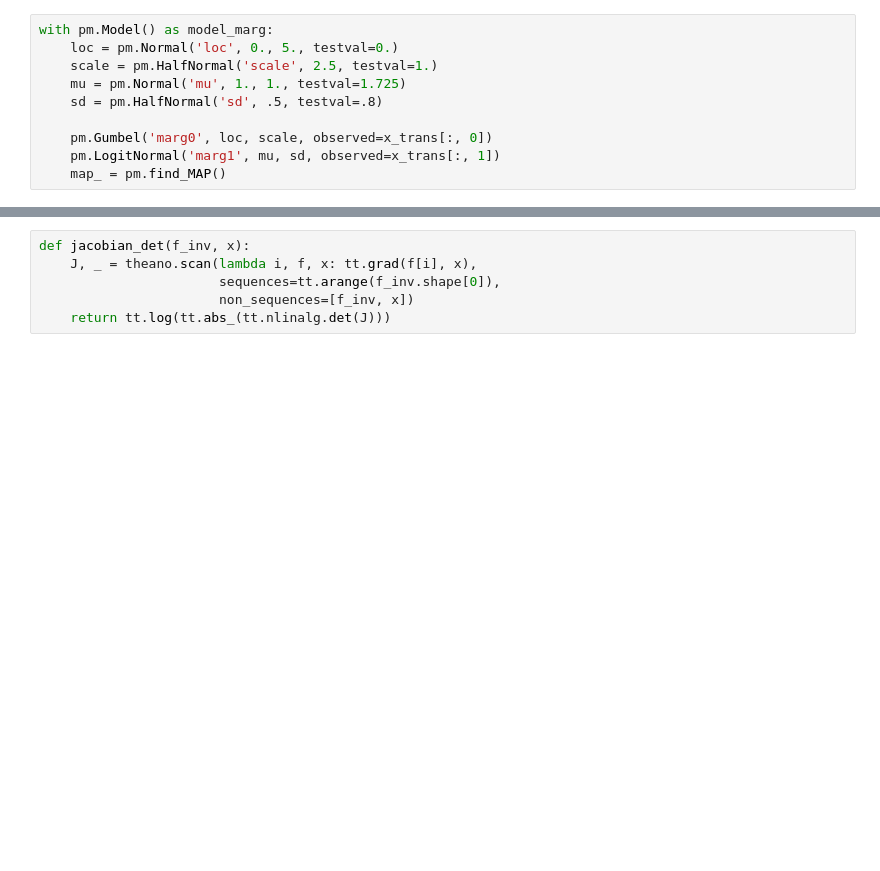
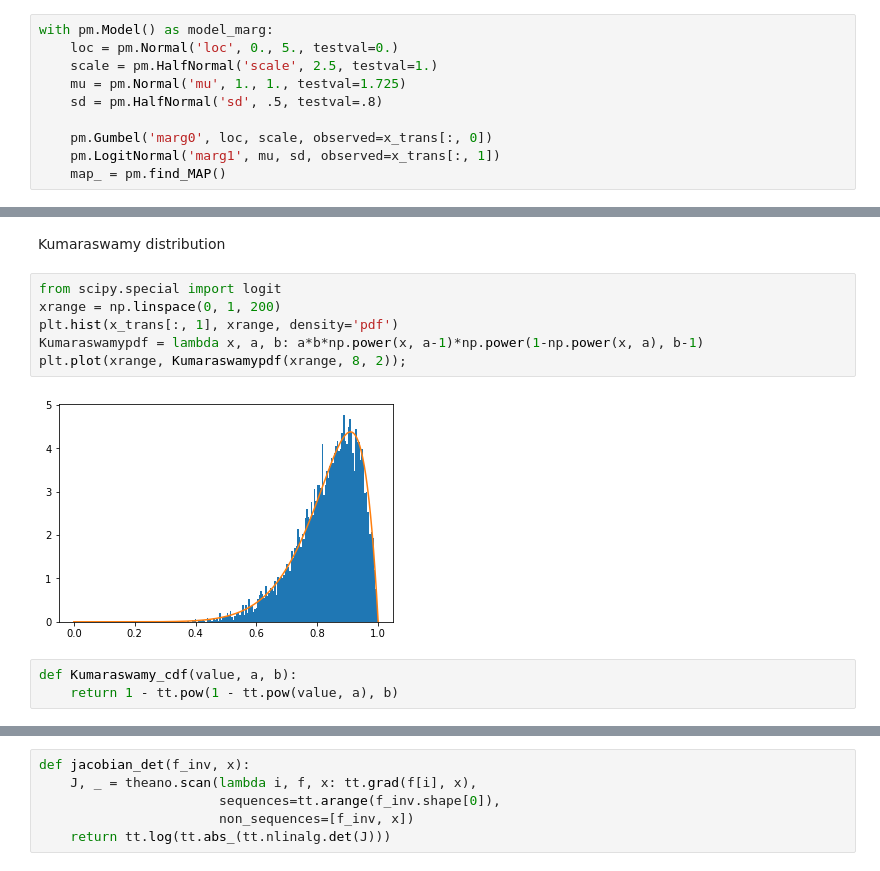
Before and after one commit to junpenglao/Planet_Sakaar_Data_Science, a Jupyter notebook: Miscellaneous/vector_transformation_copulas.ipynb, the cells around one changed output, grey strips where cells are left out. Drawn from its saved outputs; the diff is of its cells as text; blank space fills up the shorter version.

```diff
--- a/Miscellaneous/vector_transformation_copulas.ipynb
+++ b/Miscellaneous/vector_transformation_copulas.ipynb
@@ -388,0 +389,13 @@ ax[1].plot(x1, logitnormpdf);
+# %% [markdown]
+Kumaraswamy distribution
+# %%
+from scipy.special import logit
+xrange = np.linspace(0, 1, 200)
+plt.hist(x_trans[:, 1], xrange, density='pdf')
+Kumaraswamypdf = lambda x, a, b: a*b*np.power(x, a-1)*np.power(1-np.power(x, a), b-1)
+plt.plot(xrange, Kumaraswamypdf(xrange, 8, 2));
+# %% [output]
+[figure, added]
+# %%
+def Kumaraswamy_cdf(value, a, b):
+    return 1 - tt.pow(1 - tt.pow(value, a), b)
```
Also changed, not shown: parts of 19 cells of this notebook, 1 other file.
